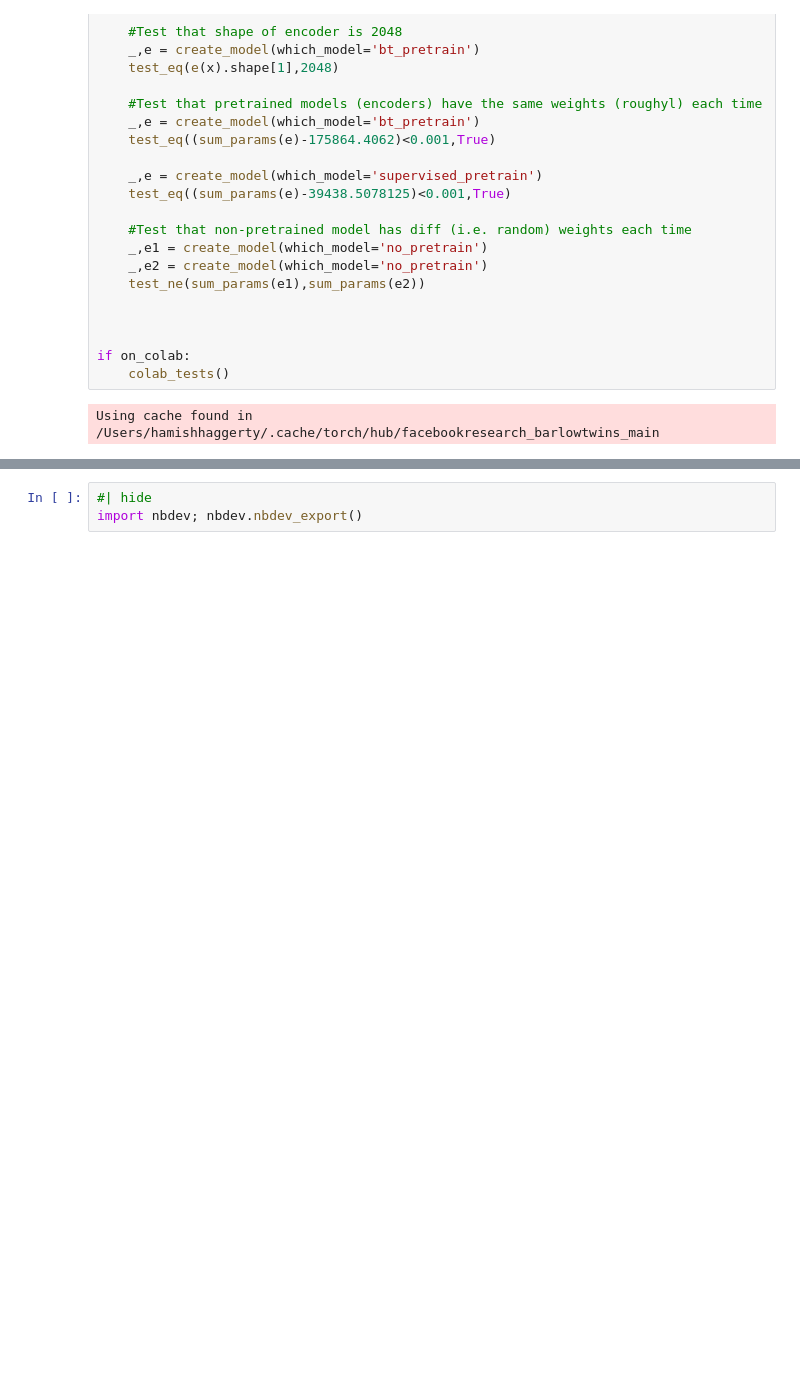
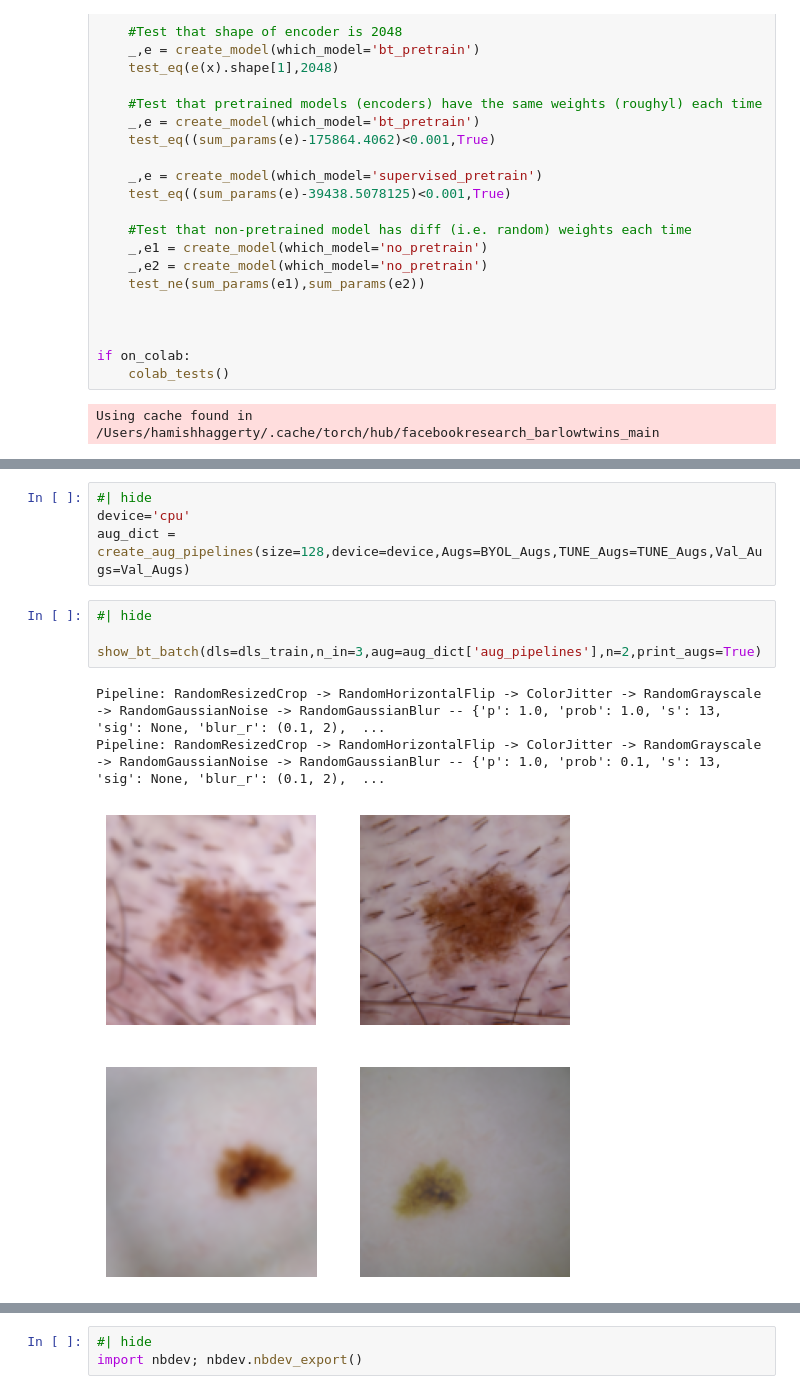
Before and after one commit to hamish-haggerty/cancer-proj, a Jupyter notebook: nbs/cancer_dataloading.ipynb, the cells around one changed output, grey strips where cells are left out. Drawn from its saved outputs; the diff is of its cells as text; blank space fills up the shorter version.

```diff
--- a/nbs/cancer_dataloading.ipynb
+++ b/nbs/cancer_dataloading.ipynb
@@ -343,0 +415,12 @@ Using cache found in /Users/hamishhaggerty/.cache/torch/hub/facebookresearch_bar
+# %%
+#| hide
+device='cpu'
+aug_dict = create_aug_pipelines(size=128,device=device,Augs=BYOL_Augs,TUNE_Augs=TUNE_Augs,Val_Augs=Val_Augs)
+# %%
+#| hide
+
+show_bt_batch(dls=dls_train,n_in=3,aug=aug_dict['aug_pipelines'],n=2,print_augs=True)
+# %% [output]
+Pipeline: RandomResizedCrop -> RandomHorizontalFlip -> ColorJitter -> RandomGrayscale -> RandomGaussianNoise -> RandomGaussianBlur -- {'p': 1.0, 'prob': 1.0, 's': 13, 'sig': None, 'blur_r': (0.1, 2),  ...
+Pipeline: RandomResizedCrop -> RandomHorizontalFlip -> ColorJitter -> RandomGrayscale -> RandomGaussianNoise -> RandomGaussianBlur -- {'p': 1.0, 'prob': 0.1, 's': 13, 'sig': None, 'blur_r': (0.1, 2),  ...
+[figure, added]
```
Also changed, not shown: parts of 5 cells of this notebook, 1 other file.
